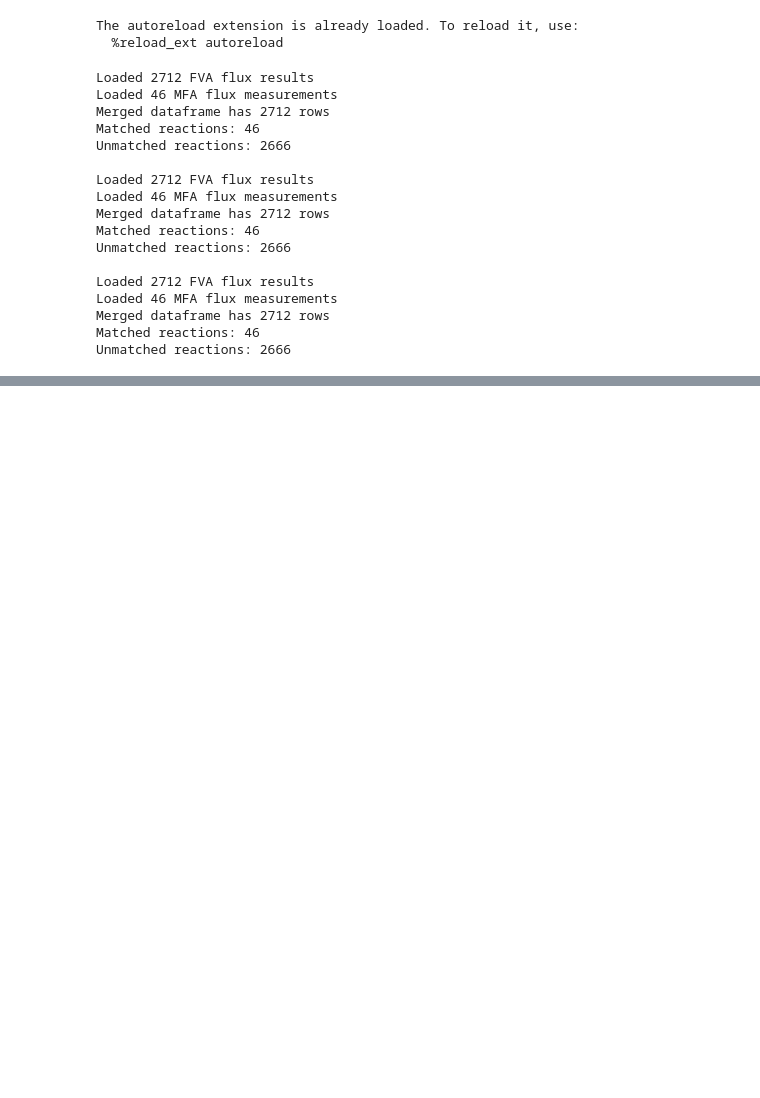
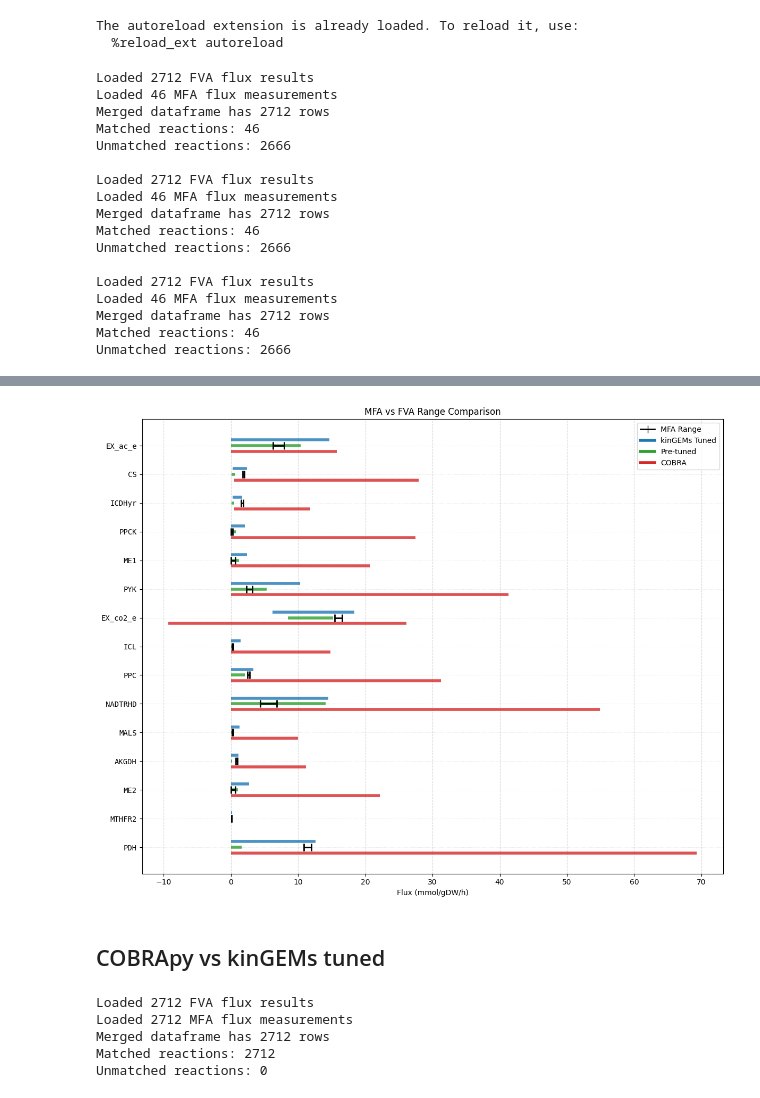
Before and after one commit to ranaabarghout/kinGEMs, a Jupyter notebook: notebooks/fluxomics_fva.ipynb, the cells around one changed output, grey strips where cells are left out. Drawn from its saved outputs; the diff is of its cells as text; code cells hidden in the pictures; blank space fills up the shorter version.

```diff
--- a/notebooks/fluxomics_fva.ipynb
+++ b/notebooks/fluxomics_fva.ipynb
@@ -95,7 +111,7 @@ print(f"\nTuned FVA")
 consistency_score = calculate_consistency_score(df_tuned_fva)
 range_precision_ratio = calculate_range_precision_ratio(df_tuned_fva)
 normalized_euclidean_dist = calculate_normalized_euclidean_dist(df_tuned_fva)
-jaccard_index = calculate_jaccard_index(df_tuned_fva)
+jaccard_index, jaccard_df = calculate_jaccard_index(df_tuned_fva)
 # %% [output]
 COBRA FVA
 
@@ -146,0 +143,14 @@ Splitting visualization into 2 plots for readability.
+# %%
+# Sort jaccard values in descending order
+jaccard_sorted = jaccard_df.sort_values('jaccard', ascending=False)
+
+# top 10 reaction IDs
+top_rxn_ids = jaccard_sorted.head(15)['rxn_id'].tolist()
+
+print("Top 10 reactions by Jaccard Index:")
+print(jaccard_sorted.head(15))
+
+# Filter dfs to top jaccard reactions
+df_tuned_fva_top = df_tuned_fva[df_tuned_fva['rxn_id'].isin(top_rxn_ids)]
+df_pre_tuned_fva_top = df_pre_tuned_fva[df_pre_tuned_fva['rxn_id'].isin(top_rxn_ids)]
+df_cobra_fva_top = df_cobra_fva[df_cobra_fva['rxn_id'].isin(top_rxn_ids)]
@@ -146,0 +175,23 @@ Splitting visualization into 2 plots for readability.
+# %%
+from kinGEMs.fluxomics_validation import plot_fva_mfa_comparison
+
+plot_fva_mfa_comparison({'kinGEMs Tuned': df_tuned_fva_top, 'Pre-tuned': df_pre_tuned_fva_top, 'COBRA': df_cobra_fva_top})
+# %% [output]
+[figure, added]
+# %% [markdown]
+## COBRApy vs kinGEMs tuned
+# %%
+from kinGEMs.fluxomics_validation import create_fva_comparison_dataframe
+
+df_cobra_kingems_fva = create_fva_comparison_dataframe(
+    tuned_fva_path,
+    cobra_fva_path,
+    fva_columns=['Reactions','Min Solutions','Max Solutions'],
+    mfa_columns=['Reactions','Min Solutions','Max Solutions']
+)
+# %% [output]
+Loaded 2712 FVA flux results
+Loaded 2712 MFA flux measurements
+Merged dataframe has 2712 rows
+Matched reactions: 2712
+Unmatched reactions: 0
```
Also changed, not shown: parts of 8 cells of this notebook, 6 other files.
